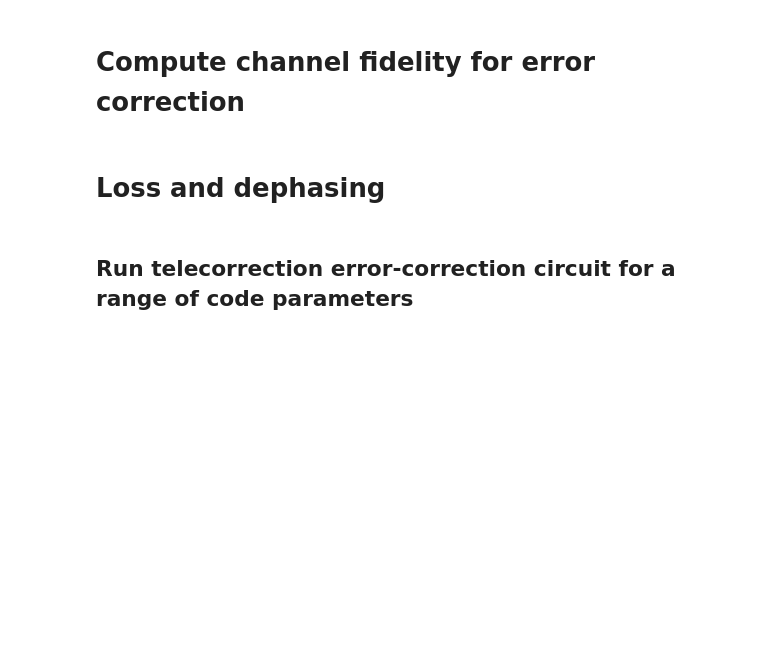
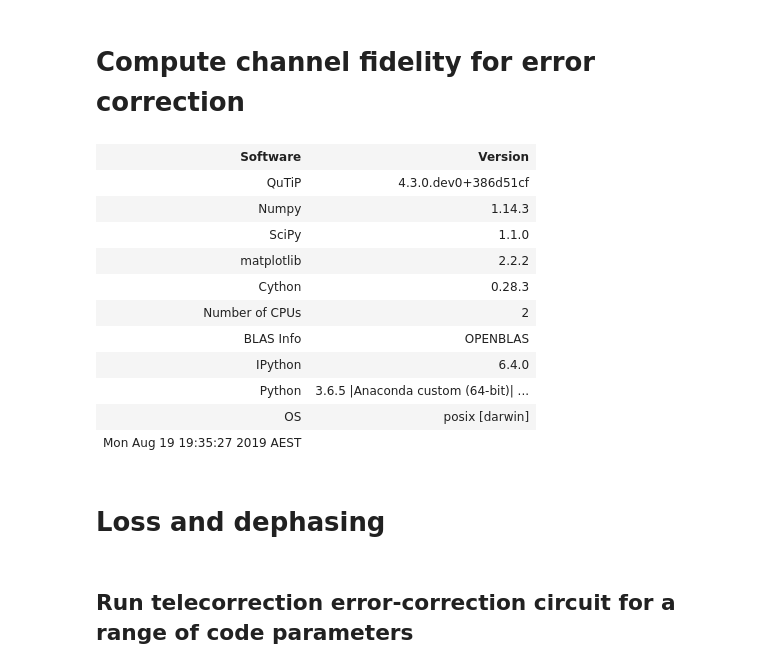
Before and after one commit to arnelg/arXiv-1901.08071, a Jupyter notebook: example.ipynb, the cells around one changed output. Cells and saved outputs as stored; diff of their text form; code cells hidden in the pictures; blank space fills up the shorter version.

Commit message:
Version info

```diff
--- a/example.ipynb
+++ b/example.ipynb
@@ -21,6 +21,22 @@ def fidelity(code, noise, recovery, decode=True):
     if decode:
         E = code.decoder()*E
     return qt.average_gate_fidelity(E)
+# %%
+from qutip.ipynbtools import version_table
+version_table()
+# %% [output]
+| Software | Version |
+| QuTiP | 4.3.0.dev0+386d51cf |
+| Numpy | 1.14.3 |
+| SciPy | 1.1.0 |
+| matplotlib | 2.2.2 |
+| Cython | 0.28.3 |
+| Number of CPUs | 2 |
+| BLAS Info | OPENBLAS |
+| IPython | 6.4.0 |
+| Python | 3.6.5 |Anaconda custom (64-bit)| ... |
+| OS | posix [darwin] |
+| Mon Aug 19 19:35:27 2019 AEST |  |
 # %% [markdown]
 # Loss and dephasing
 # %% [markdown]
```
Also changed, not shown: parts of 2 cells of this notebook, 1 other file.
